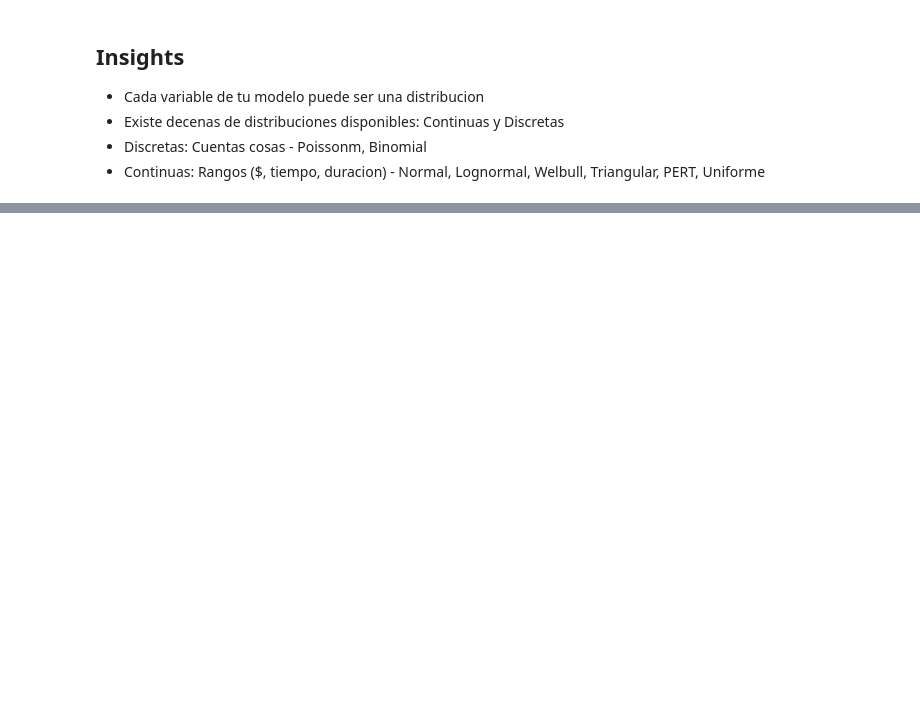
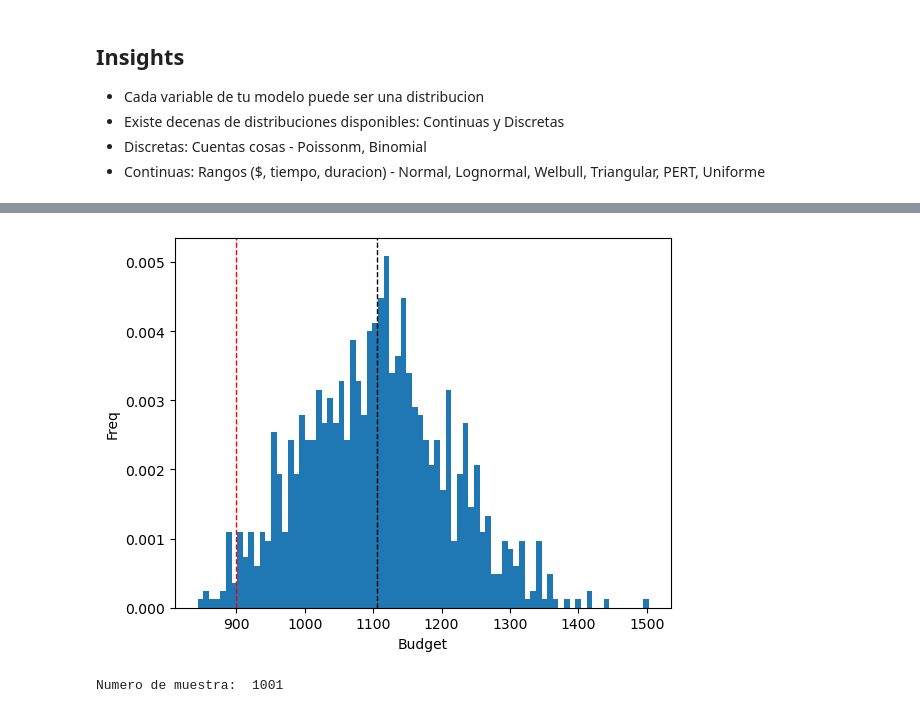
Before and after one commit to BryanHs20/Python-para-Data-Analyst, a Jupyter notebook: Python Avanzado/Simulacion Monte Carlo/Monte Carlo.ipynb, the cells around one changed output, grey strips where cells are left out. Drawn from its saved outputs; the diff is of its cells as text; code cells hidden in the pictures; blank space fills up the shorter version.

```diff
--- a/Python Avanzado/Simulacion Monte Carlo/Monte Carlo.ipynb
+++ b/Python Avanzado/Simulacion Monte Carlo/Monte Carlo.ipynb
@@ -122,0 +193,17 @@ plt.show()
+# %%
+# Generamos el histograna
+np.random.seed(42)
+plt.hist(balance, density=True, bins=80)
+plt.ylabel('Freq')
+plt.xlabel('Budget')
+plt.axvline(np.mean(balance), color='k', linestyle='dashed', linewidth=1)
+plt.axvline(costo_referencia, color='r', linestyle='dashed', linewidth=1)
+plt.show()
+# %% [output]
+[figure, added]
+# %%
+# Numero de muestras
+print('Numero de muestra: ', balance.__len__())
+total_muestras = balance.__len__()
+# %% [output]
+Numero de muestra:  1001
```
Also changed, not shown: parts of 37 cells of this notebook.
